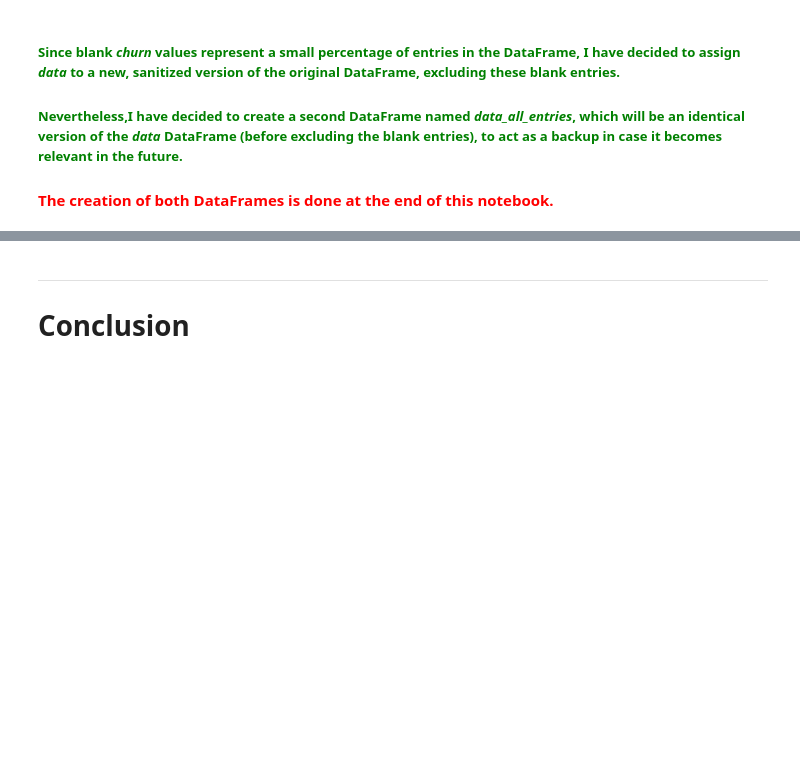
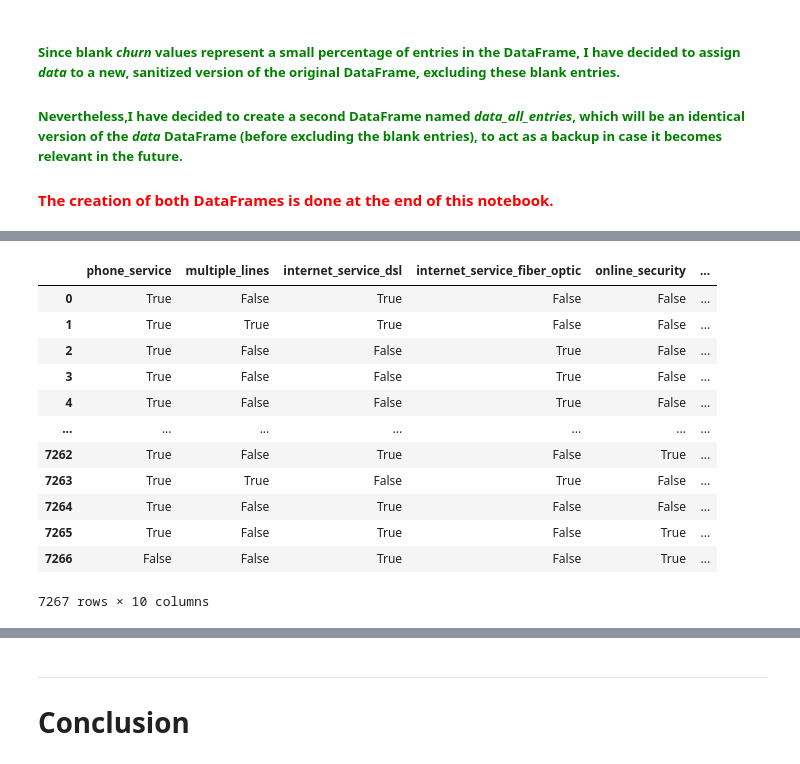
Before and after one commit to LupiVolpi/alura_challenge_data_science, a Jupyter notebook: alura_challenge_data_science_week_1.ipynb, the cells around one changed output, grey strips where cells are left out. Saved outputs shown, nothing was run; the diff lists cells and outputs as text; code cells hidden in the pictures; blank space fills up the shorter version.

```diff
--- a/alura_challenge_data_science_week_1.ipynb
+++ b/alura_challenge_data_science_week_1.ipynb
@@ -568,0 +669,26 @@ Name: churn, dtype: float64
+# %%
+data_internet_service_dsl = data["internet_service"].eq("DSL")
+# %%
+data_internet_service_fiber_optic = data["internet_service"].eq("Fiber optic")
+# %%
+# Let's insert the data_internet_service into the services_hired DataFrame.
+
+services_hired.insert(loc = 2, column = "internet_service_dsl", value = data_internet_service_dsl)
+
+services_hired.insert(loc = 3, column = "internet_service_fiber_optic", value = data_internet_service_fiber_optic)
+# %%
+services_hired
+# %% [output]
+|  | phone_service | multiple_lines | internet_service_dsl | internet_service_fiber_optic | online_security | ... |
+| 0 | True | False | True | False | False | ... |
+| 1 | True | True | True | False | False | ... |
+| 2 | True | False | False | True | False | ... |
+| 3 | True | False | False | True | False | ... |
+| 4 | True | False | False | True | False | ... |
+| ... | ... | ... | ... | ... | ... | ... |
+| 7262 | True | False | True | False | True | ... |
+| 7263 | True | True | False | True | False | ... |
+| 7264 | True | False | True | False | False | ... |
+| 7265 | True | False | True | False | True | ... |
+| 7266 | False | False | True | False | True | ... |
+7267 rows × 10 columns
```
Also changed, not shown: parts of 17 cells of this notebook.
